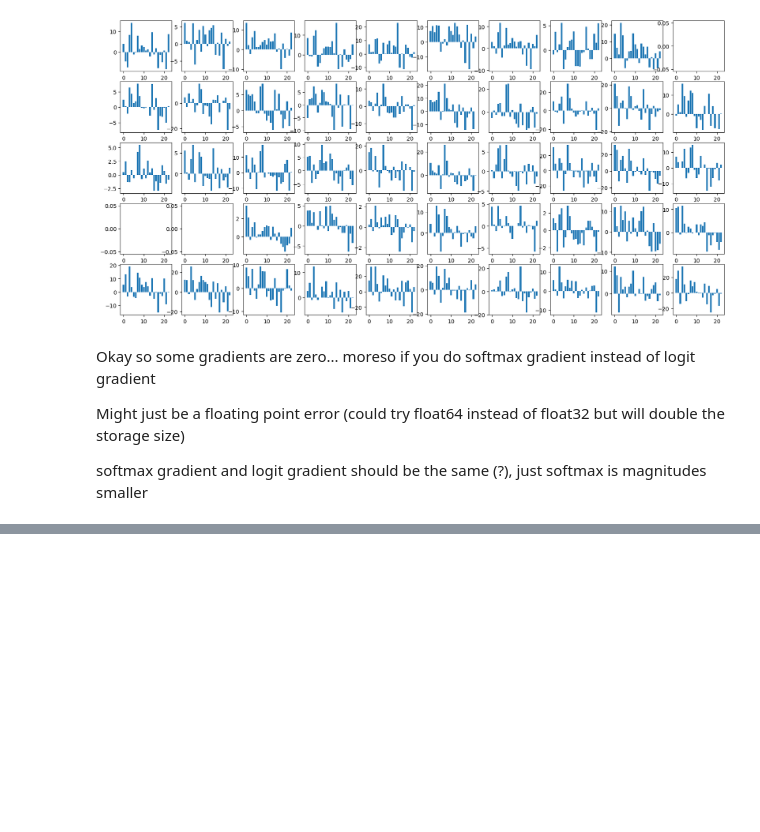
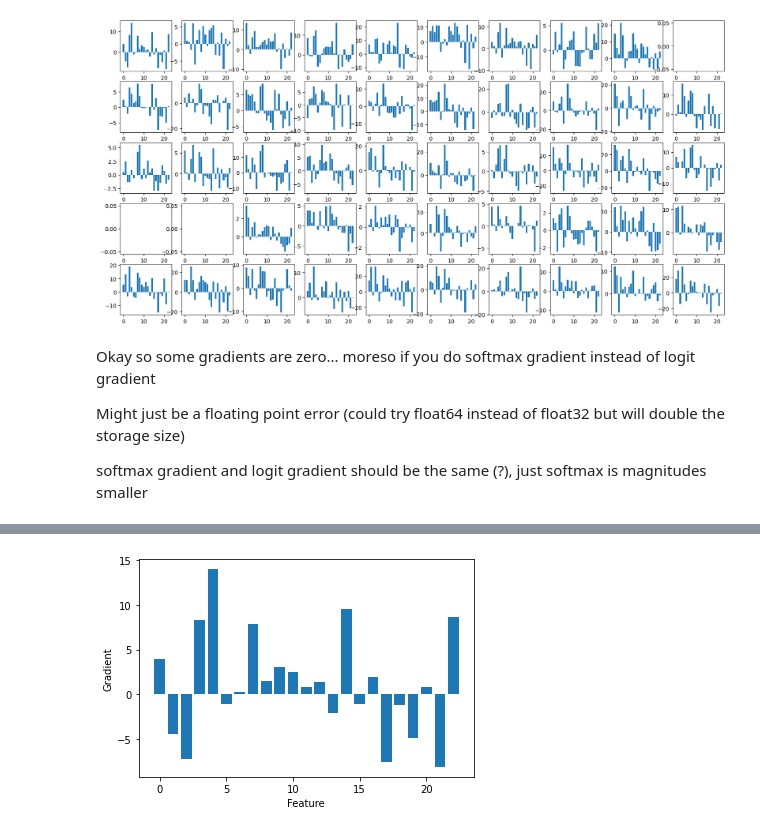
Before and after one commit to nicole-hjlin/harvard_cs282_ptg, a Jupyter notebook: ptg/tutorial.ipynb, the cells around one changed output, grey strips where cells are left out. Drawn from its saved outputs; the diff is of its cells as text; code cells hidden in the pictures; blank space fills up the shorter version.

```diff
--- a/ptg/tutorial.ipynb
+++ b/ptg/tutorial.ipynb
@@ -84,0 +156,14 @@ softmax gradient and logit gradient should be the same (?), just softmax is magn
+# %%
+# Function for a single gradient plot
+def plot_grad(grad, k=-1):
+    # Optional top k gradients by absolute value
+    if k > 0:
+        grad = grad[np.argsort(np.abs(grad))[-k:]]
+    plt.bar(range(grad.shape[0]), grad)
+    plt.ylabel('Gradient')
+    plt.xlabel('Feature')
+    plt.show()
+
+plot_grad(grads[0,0])
+# %% [output]
+[figure, added]
```
Also changed, not shown: parts of 11 cells of this notebook.
